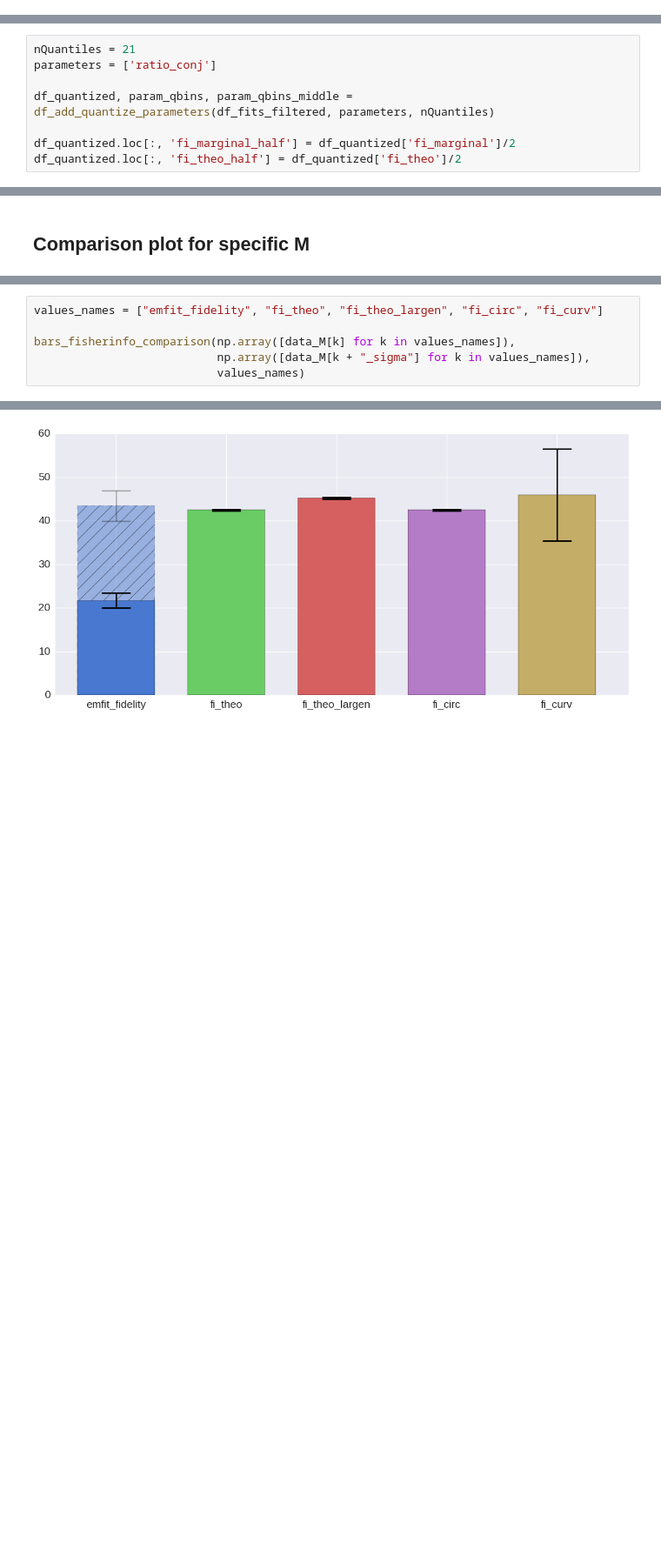
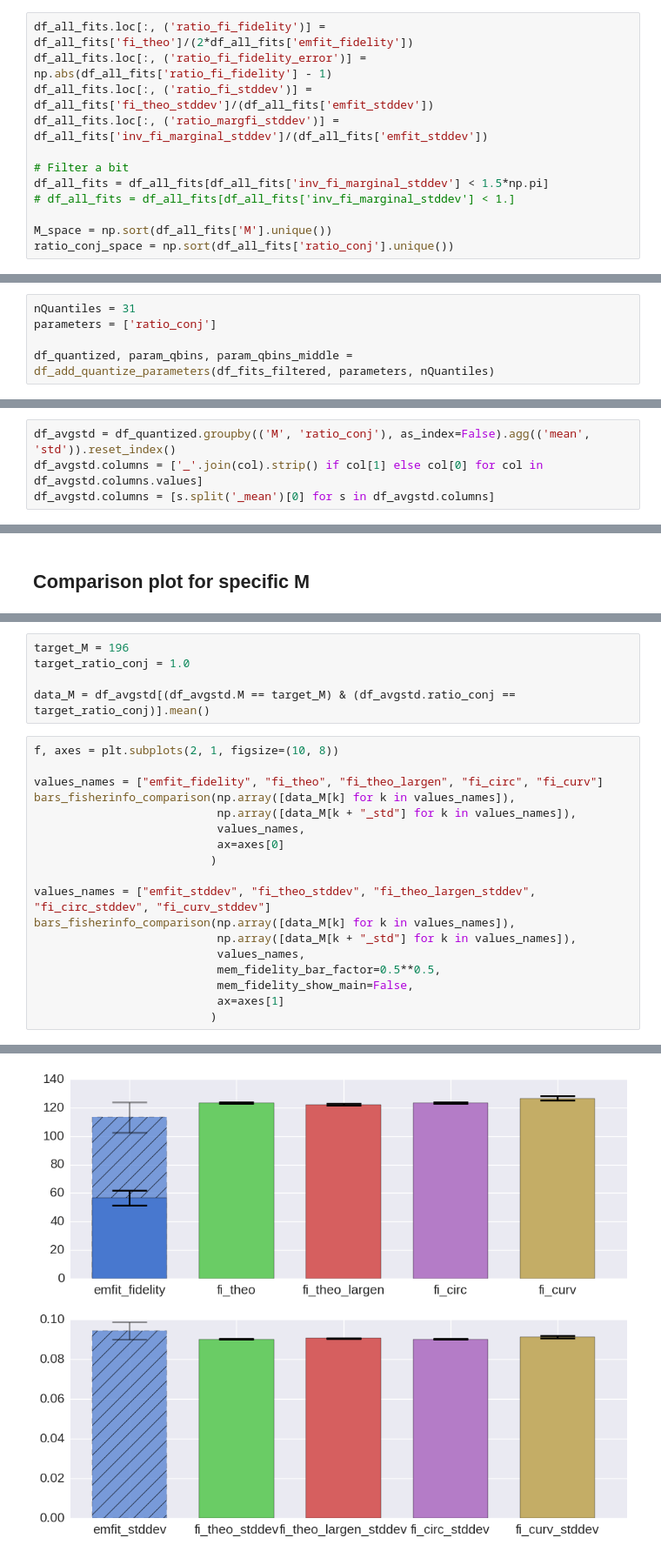
Before and after one commit to Azhag/Bayesian-visual-working-memory, a Jupyter notebook: Experiments/fisherinfo_new_2016/notebook_fisher2016_random_Mratio_5try_240818.ipynb, the cells around one changed output, grey strips where cells are left out. Shown at 87% size. Cells and saved outputs as stored; diff of their text form; blank space fills up the shorter version.

```diff
--- a/Experiments/fisherinfo_new_2016/notebook_fisher2016_random_Mratio_5try_240818.ipynb
+++ b/Experiments/fisherinfo_new_2016/notebook_fisher2016_random_Mratio_5try_240818.ipynb
@@ -251,3 +339,15 @@ ratio_conj_space = np.sort(df_all_fits['ratio_conj'].unique())
+# %%
+df_all_fits.loc[:, ('ratio_fi_fidelity')] = df_all_fits['fi_theo']/(2*df_all_fits['emfit_fidelity'])
+df_all_fits.loc[:, ('ratio_fi_fidelity_error')] = np.abs(df_all_fits['ratio_fi_fidelity'] - 1)
+df_all_fits.loc[:, ('ratio_fi_stddev')] = df_all_fits['fi_theo_stddev']/(df_all_fits['emfit_stddev'])
+df_all_fits.loc[:, ('ratio_margfi_stddev')] = df_all_fits['inv_fi_marginal_stddev']/(df_all_fits['emfit_stddev'])
+
+# Filter a bit
+df_all_fits = df_all_fits[df_all_fits['inv_fi_marginal_stddev'] < 1.5*np.pi]
+# df_all_fits = df_all_fits[df_all_fits['inv_fi_marginal_stddev'] < 1.]
+
+M_space = np.sort(df_all_fits['M'].unique())
+ratio_conj_space = np.sort(df_all_fits['ratio_conj'].unique())
 # %%
 # Remove outliers
 df_fits_filtered = remove_outliers(df_all_fits, 10)
@@ -279,13 +379,10 @@ g = sns.pairplot(
 # %% [markdown]
 ## Quantize parameters
 # %%
-nQuantiles = 21
+nQuantiles = 31
 parameters = ['ratio_conj']
 
 df_quantized, param_qbins, param_qbins_middle = df_add_quantize_parameters(df_fits_filtered, parameters, nQuantiles)
-
-df_quantized.loc[:, 'fi_marginal_half'] = df_quantized['fi_marginal']/2
-df_quantized.loc[:, 'fi_theo_half'] = df_quantized['fi_theo']/2
 # %% [markdown]
 ## 2D plot M/ratio_conj
 # %%
@@ -336,2 +431,6 @@ df_avg = df_quantized.groupby(('M', 'ratio_conj')).mean().reset_index()
+# %%
+df_avgstd = df_quantized.groupby(('M', 'ratio_conj'), as_index=False).agg(('mean', 'std')).reset_index()
+df_avgstd.columns = ['_'.join(col).strip() if col[1] else col[0] for col in df_avgstd.columns.values]
+df_avgstd.columns = [s.split('_mean')[0] for s in df_avgstd.columns]
 # %%
 # value = 'precision'
@@ -411,9 +542,26 @@ data_M
+# %%
+target_M = 196
+target_ratio_conj = 1.0
+
+data_M = df_avgstd[(df_avgstd.M == target_M) & (df_avgstd.ratio_conj == target_ratio_conj)].mean()
 # %%
+f, axes = plt.subplots(2, 1, figsize=(10, 8))
+
 values_names = ["emfit_fidelity", "fi_theo", "fi_theo_largen", "fi_circ", "fi_curv"]
+bars_fisherinfo_comparison(np.array([data_M[k] for k in values_names]),
+                           np.array([data_M[k + "_std"] for k in values_names]),
+                           values_names,
+                           ax=axes[0]
+                          )
 
+values_names = ["emfit_stddev", "fi_theo_stddev", "fi_theo_largen_stddev", "fi_circ_stddev", "fi_curv_stddev"]
 bars_fisherinfo_comparison(np.array([data_M[k] for k in values_names]),
-                           np.array([data_M[k + "_sigma"] for k in values_names]),
-                           values_names)
+                           np.array([data_M[k + "_std"] for k in values_names]),
+                           values_names,
+                           mem_fidelity_bar_factor=0.5**0.5,
+                           mem_fidelity_show_main=False,
+                           ax=axes[1]
+                          )
 # %% [output]
 <matplotlib.axes._subplots.AxesSubplot at 0x...>
-[figure, old version]
+[figure, new version]
```
Also changed, not shown: parts of 22 cells of this notebook, 1 other file.
